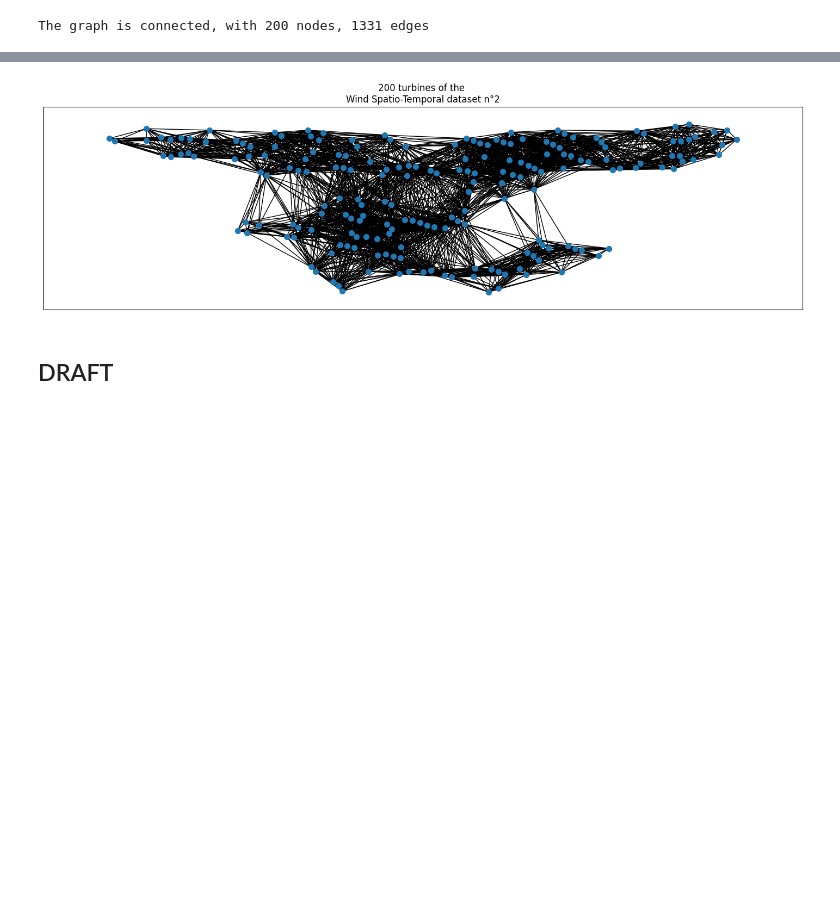
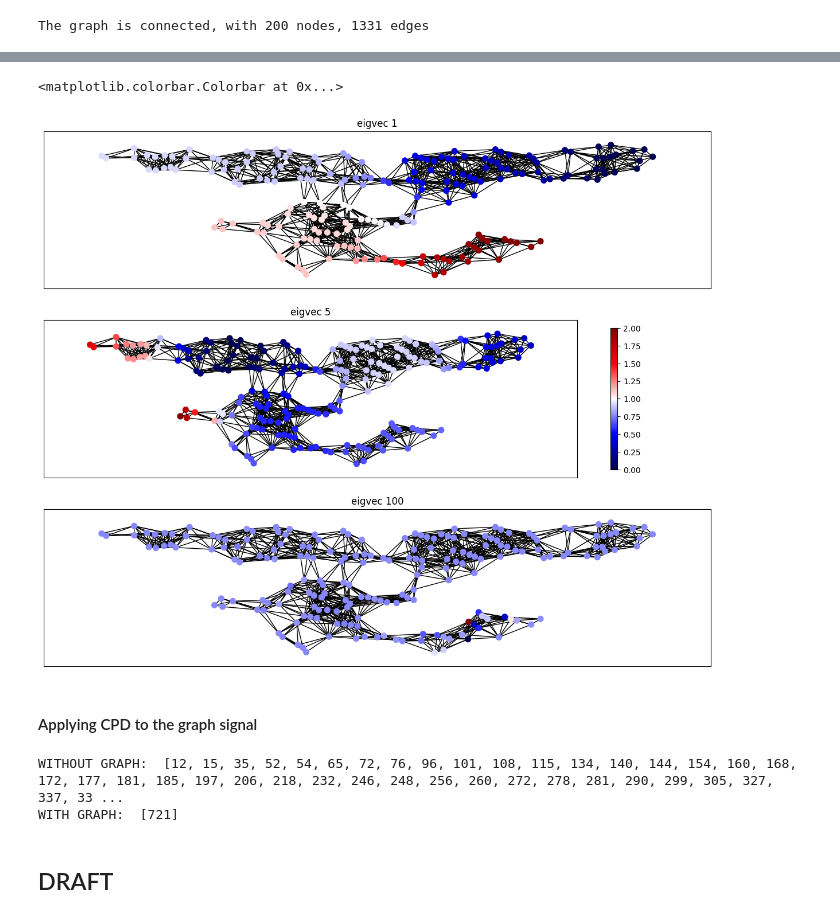
Before and after one commit to evenmatencio/graph-signals-change-point-detection, a Jupyter notebook: cpd_playground.ipynb, the cells around one changed output, grey strips where cells are left out. Cells and saved outputs as stored; diff of their text form; code cells hidden in the pictures; blank space fills up the shorter version.

Commit message:
GFSS CPD applied to wind speed

```diff
--- a/cpd_playground.ipynb
+++ b/cpd_playground.ipynb
@@ -644,7 +674,20 @@ The graph is connected, with 200 nodes, 3259 edges
-# %%
-length = 18
-fig, ax = plt.subplots(1, 1, figsize=(length, length/rendering_ratio))
-ax.set_title('200 turbines of the \nWind Spatio-Temporal dataset n°2')
-nx.draw_networkx(G_exp, with_labels=False,  ax=ax, node_size=50, width=1, pos=coord_dict_formatted)
-# %% [output]
-[figure, removed]
+# %%
+eigvals_idx = [1, 5, 100]
+
+eigvals, eigvects = eigh(nx.laplacian_matrix(G).toarray())
+norm = lambda arr: (arr - np.min(arr))/(np.max(arr) - np.min(arr))
+
+fig, axes = plt.subplots(3, 1, figsize=(length, 3*length/rendering_ratio))
+nx.draw_networkx(G, with_labels=False, node_color=np.round(eigvects[:, eigvals_idx[0]], decimals=6), node_size=50, width=1, pos=coord_dict_formatted, cmap='seismic', ax=axes[0])
+axes[0].set_title(f'eigvec {eigvals_idx[0]}')
+nx.draw_networkx(G, with_labels=False, node_color=eigvects[:, eigvals_idx[1]], node_size=50, width=1, pos=coord_dict_formatted, cmap='seismic', ax=axes[1])
+axes[1].set_title(f'eigvec {eigvals_idx[1]}')
+nx.draw_networkx(G, with_labels=False, node_color=eigvects[:, eigvals_idx[2]], node_size=50, width=1, pos=coord_dict_formatted, cmap='seismic', ax=axes[2])
+axes[2].set_title(f'eigvec {eigvals_idx[2]}')
+fig.colorbar(matplotlib.cm.ScalarMappable(norm=matplotlib.colors.Normalize(vmin=0, vmax=2), cmap='seismic'), shrink=0.9, ax=axes[1], orientation='vertical')
+# fig.suptitle('Eigenvectors vizualization', verticalalignment='bottom')
+# %% [output]
+<matplotlib.colorbar.Colorbar at 0x...>
+[figure, added]
+# %% [markdown]
+#### Applying CPD to the graph signal
@@ -651,3 +706,20 @@ nx.draw_networkx(G_exp, with_labels=False,  ax=ax, node_size=50, width=1, pos=co
+# %%
+n_samples, n_dim = speed_np.shape
+bic_L2_pen = n_dim/2 * np.log(n_samples)
+pen = 2* bic_L2_pen
+
+#  WITHOUT GRAPH STRUCTURE
+algo = rpt.Pelt(model='l2', jump=1).fit(speed_np)
+my_bkps = algo.predict(pen=pen)
+print("WITHOUT GRAPH: ", my_bkps)
+
+#  WITH GRAPH STRUCTURE
+graph_algo = rpt.Pelt(custom_cost=GFSSL2Cost(G, 1), jump=1).fit(speed_np)
+my_graph_bkps = graph_algo.predict(pen=pen)
+print("WITH GRAPH: ", my_graph_bkps)
+# %% [output]
+WITHOUT GRAPH:  [12, 15, 35, 52, 54, 65, 72, 76, 96, 101, 108, 115, 134, 140, 144, 154, 160, 168, 172, 177, 181, 185, 197, 206, 218, 232, 246, 248, 256, 260, 272, 278, 281, 290, 299, 305, 327, 337, 33 ...
+WITH GRAPH:  [721]
 # %% [markdown]
 ## DRAFT
 # %%
```
Also changed, not shown: parts of 14 cells of this notebook.
